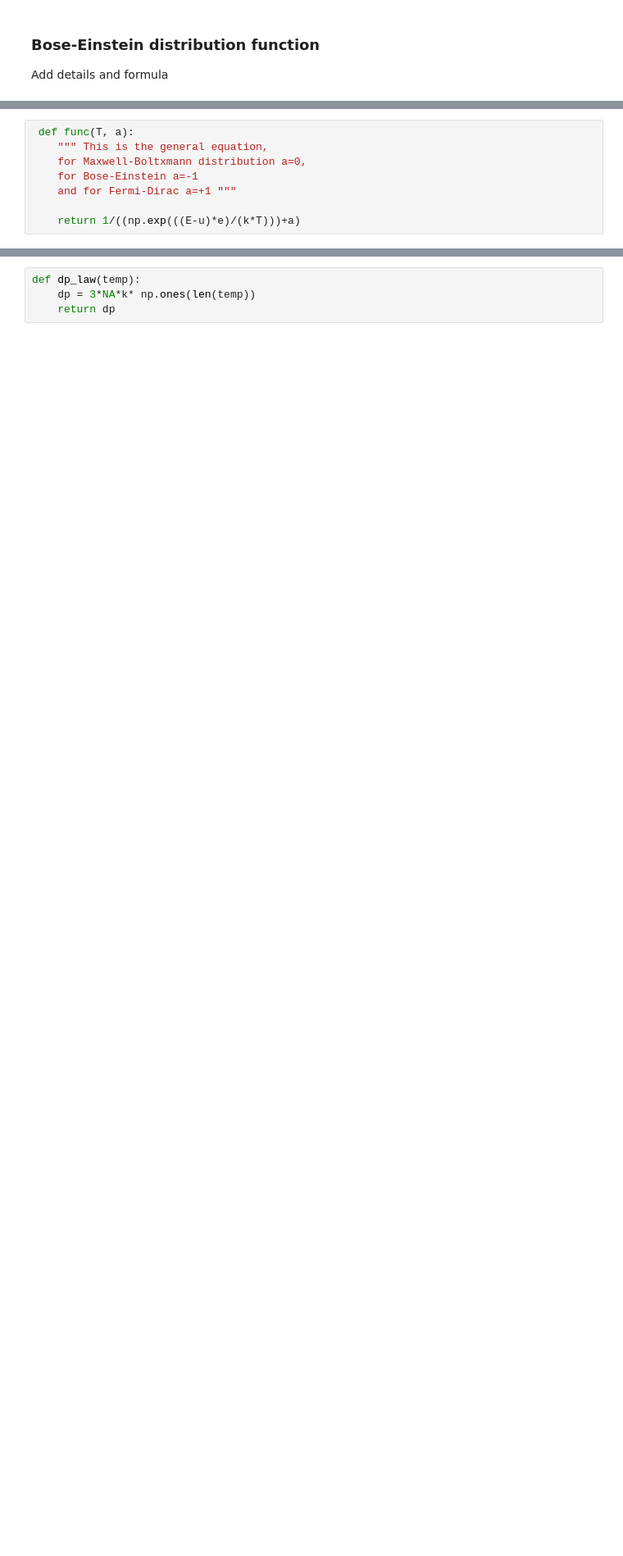
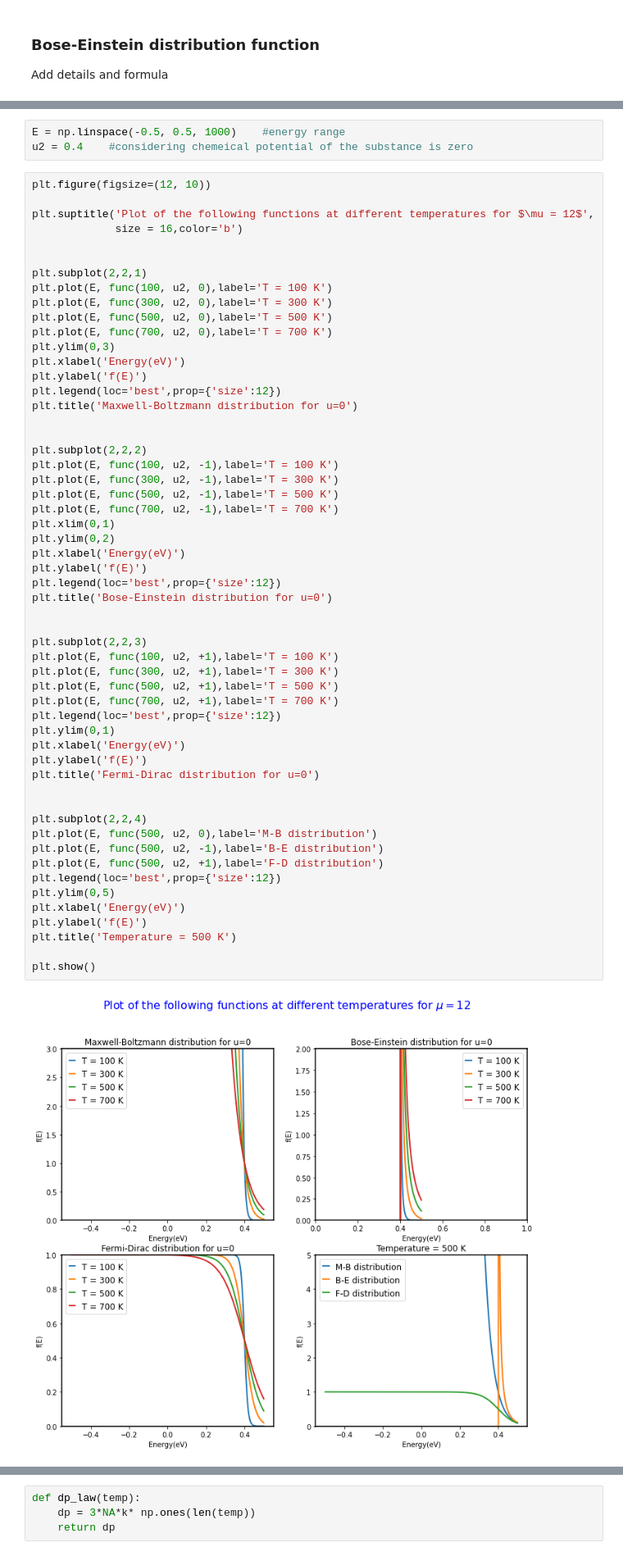
Before and after one commit to madhurima-nath/physicsRelatedCodes, a Jupyter notebook: cu_phys.ipynb, the cells around one changed output, grey strips where cells are left out. Shown: that part at 82% size. Cells and saved outputs as stored; diff of their text form; blank space fills up the shorter version.

```diff
--- a/cu_phys.ipynb
+++ b/cu_phys.ipynb
@@ -129,11 +257,3 @@ u = 0     #considering chemeical potential of the substance is zero
-# %%
- def func(T, a):
-    """ This is the general equation,
-    for Maxwell-Boltxmann distribution a=0,
-    for Bose-Einstein a=-1
-    and for Fermi-Dirac a=+1 """
-
-    return 1/((np.exp(((E-u)*e)/(k*T)))+a)
 # %%
 plt.figure(figsize=(12, 10))
 
@@ -246,3 +316,63 @@ plt.show()
+# %%
+E = np.linspace(-0.5, 0.5, 1000)    #energy range
+u2 = 0.4    #considering chemeical potential of the substance is zero
+# %%
+plt.figure(figsize=(12, 10))
+
+plt.suptitle('Plot of the following functions at different temperatures for $\mu = 12$',
+             size = 16,color='b')
+
+
+plt.subplot(2,2,1)
+plt.plot(E, func(100, u2, 0),label='T = 100 K')
+plt.plot(E, func(300, u2, 0),label='T = 300 K')
+plt.plot(E, func(500, u2, 0),label='T = 500 K')
+plt.plot(E, func(700, u2, 0),label='T = 700 K')
+plt.ylim(0,3)
+plt.xlabel('Energy(eV)')
+plt.ylabel('f(E)')
+plt.legend(loc='best',prop={'size':12})
+plt.title('Maxwell-Boltzmann distribution for u=0')
+
+
+plt.subplot(2,2,2)
+plt.plot(E, func(100, u2, -1),label='T = 100 K')
+plt.plot(E, func(300, u2, -1),label='T = 300 K')
+plt.plot(E, func(500, u2, -1),label='T = 500 K')
+plt.plot(E, func(700, u2, -1),label='T = 700 K')
+plt.xlim(0,1)
+plt.ylim(0,2)
+plt.xlabel('Energy(eV)')
+plt.ylabel('f(E)')
+plt.legend(loc='best',prop={'size':12})
+plt.title('Bose-Einstein distribution for u=0')
+
+
+plt.subplot(2,2,3)
+plt.plot(E, func(100, u2, +1),label='T = 100 K')
+plt.plot(E, func(300, u2, +1),label='T = 300 K')
+plt.plot(E, func(500, u2, +1),label='T = 500 K')
+plt.plot(E, func(700, u2, +1),label='T = 700 K')
+plt.legend(loc='best',prop={'size':12})
+plt.ylim(0,1)
+plt.xlabel('Energy(eV)')
+plt.ylabel('f(E)')
+plt.title('Fermi-Dirac distribution for u=0')
+
+
+plt.subplot(2,2,4)
+plt.plot(E, func(500, u2, 0),label='M-B distribution')
+plt.plot(E, func(500, u2, -1),label='B-E distribution')
+plt.plot(E, func(500, u2, +1),label='F-D distribution')
+plt.legend(loc='best',prop={'size':12})
+plt.ylim(0,5)
+plt.xlabel('Energy(eV)')
+plt.ylabel('f(E)')
+plt.title('Temperature = 500 K')
+
+plt.show()
+# %% [output]
+[figure, added]
 # %% [markdown]
 <a id = 'specificheat'></a>
 # %% [markdown]
```
Also changed, not shown: parts of 56 cells of this notebook.
